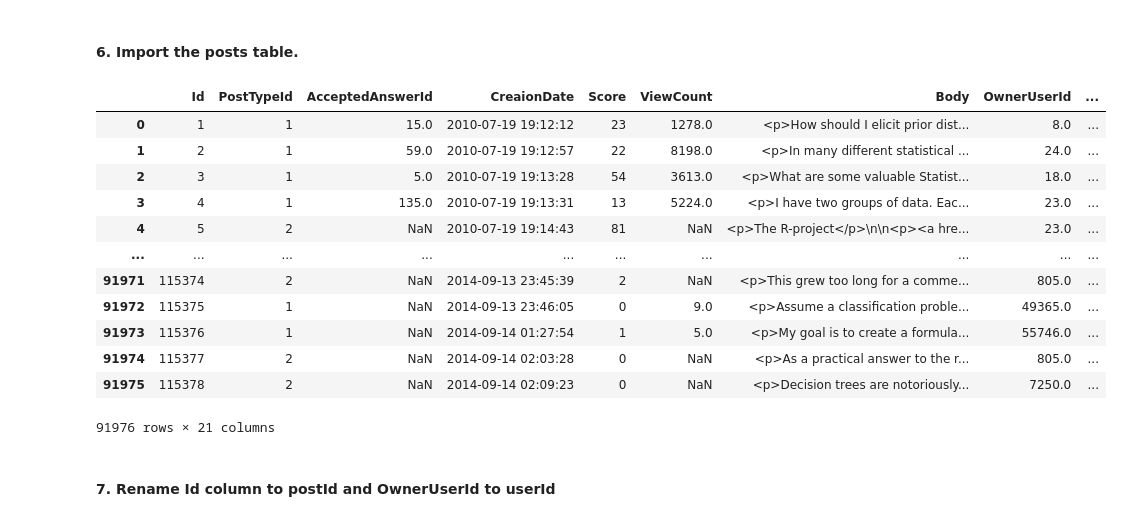
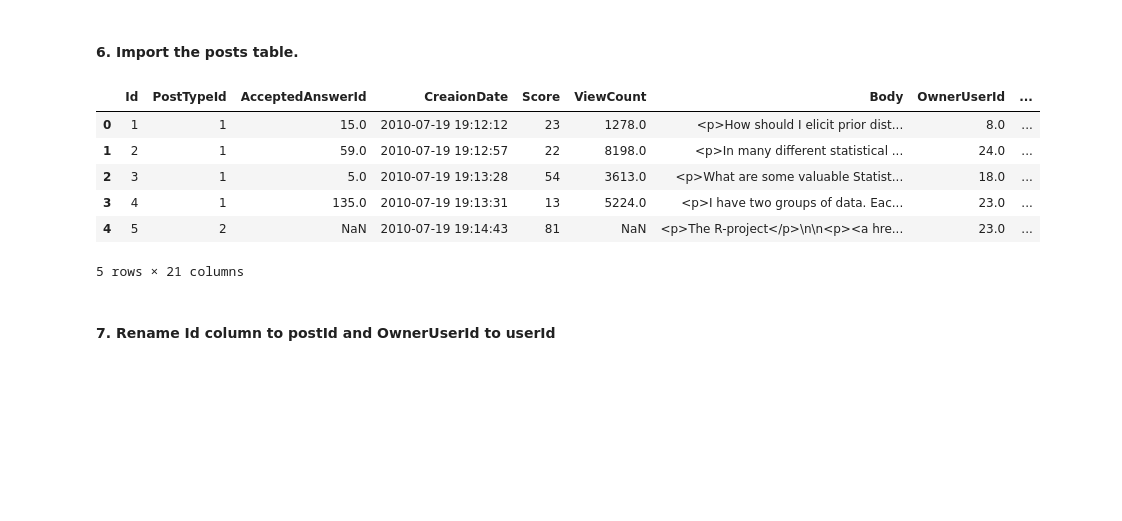
Before and after one commit to ta-data-mexpt/lab-data-cleaning, a Jupyter notebook: your-code/main.ipynb, the cells around one changed output. Saved outputs shown, nothing was run; the diff lists cells and outputs as text; code cells hidden in the pictures; blank space fills up the shorter version.

```diff
--- a/your-code/main.ipynb
+++ b/your-code/main.ipynb
@@ -59,23 +46,17 @@ data
 # %%
 data2 = pd.read_sql_query(
     "Select * from posts",
     engine
 )
-data2
+data2.head()
 # %% [output]
 |  | Id | PostTypeId | AcceptedAnswerId | CreaionDate | Score | ViewCount | Body | OwnerUserId | ... |
 | 0 | 1 | 1 | 15.0 | 2010-07-19 19:12:12 | 23 | 1278.0 | <p>How should I elicit prior dist... | 8.0 | ... |
 | 1 | 2 | 1 | 59.0 | 2010-07-19 19:12:57 | 22 | 8198.0 | <p>In many different statistical ... | 24.0 | ... |
 | 2 | 3 | 1 | 5.0 | 2010-07-19 19:13:28 | 54 | 3613.0 | <p>What are some valuable Statist... | 18.0 | ... |
 | 3 | 4 | 1 | 135.0 | 2010-07-19 19:13:31 | 13 | 5224.0 | <p>I have two groups of data. Eac... | 23.0 | ... |
 | 4 | 5 | 2 | NaN | 2010-07-19 19:14:43 | 81 | NaN | <p>The R-project</p>\n\n<p><a hre... | 23.0 | ... |
-| ... | ... | ... | ... | ... | ... | ... | ... | ... | ... |
-| 91971 | 115374 | 2 | NaN | 2014-09-13 23:45:39 | 2 | NaN | <p>This grew too long for a comme... | 805.0 | ... |
-| 91972 | 115375 | 1 | NaN | 2014-09-13 23:46:05 | 0 | 9.0 | <p>Assume a classification proble... | 49365.0 | ... |
-| 91973 | 115376 | 1 | NaN | 2014-09-14 01:27:54 | 1 | 5.0 | <p>My goal is to create a formula... | 55746.0 | ... |
-| 91974 | 115377 | 2 | NaN | 2014-09-14 02:03:28 | 0 | NaN | <p>As a practical answer to the r... | 805.0 | ... |
-| 91975 | 115378 | 2 | NaN | 2014-09-14 02:09:23 | 0 | NaN | <p>Decision trees are notoriously... | 7250.0 | ... |
-91976 rows × 21 columns
+5 rows × 21 columns
 # %% [markdown]
 #### 7. Rename Id column to postId and OwnerUserId to userId
 # %%
```
Also changed, not shown: parts of 5 cells of this notebook.
